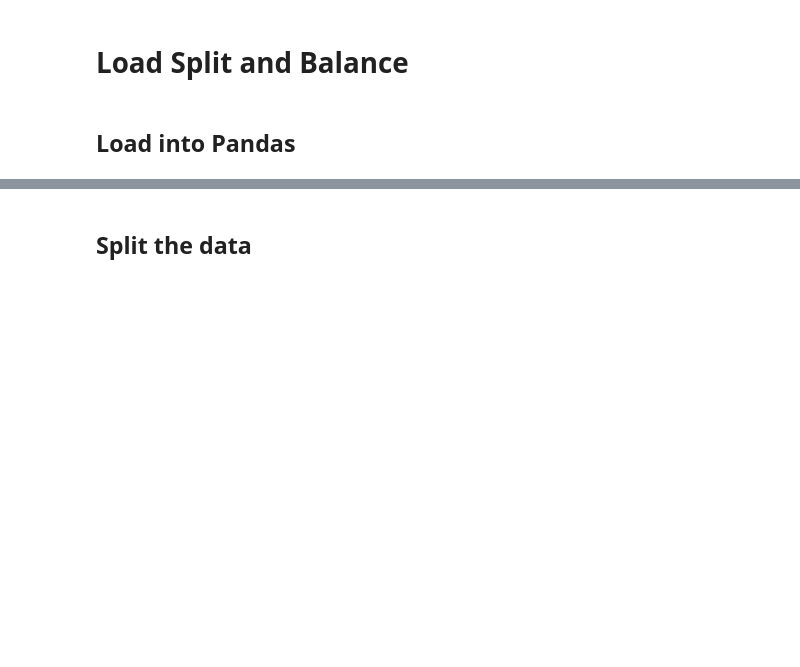
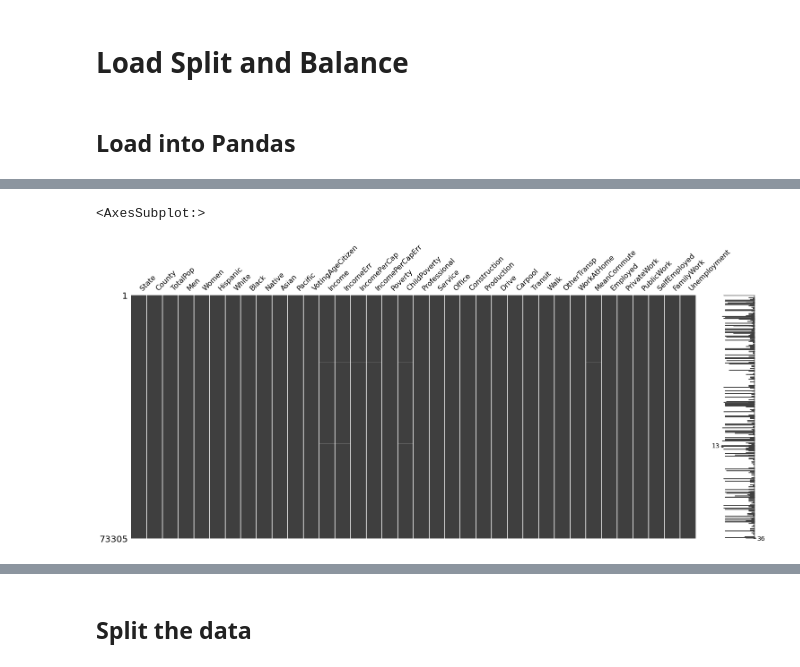
Before and after one commit to stevenjohnlarsen/poverty-data-lab-nn, a Jupyter notebook: CombinedWork.ipynb, the cells around one changed output, grey strips where cells are left out. Drawn from its saved outputs; the diff is of its cells as text; code cells hidden in the pictures; blank space fills up the shorter version.

```diff
--- a/CombinedWork.ipynb
+++ b/CombinedWork.ipynb
@@ -37,0 +39,7 @@ mn.matrix(df)
+# %%
+from numpy import nan
+df = df[df.Hispanic.notnull()]
+mn.matrix(df)
+# %% [output]
+<AxesSubplot:>
+[figure, added]
```
Also changed, not shown: parts of 7 cells of this notebook.
